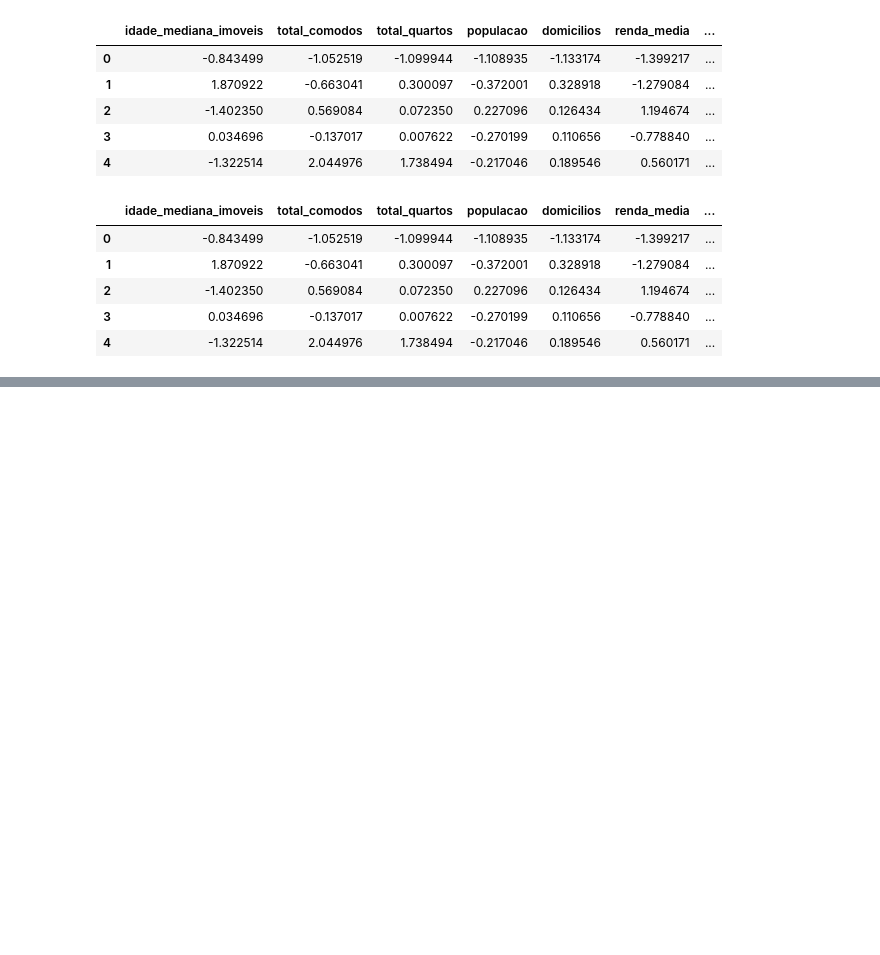
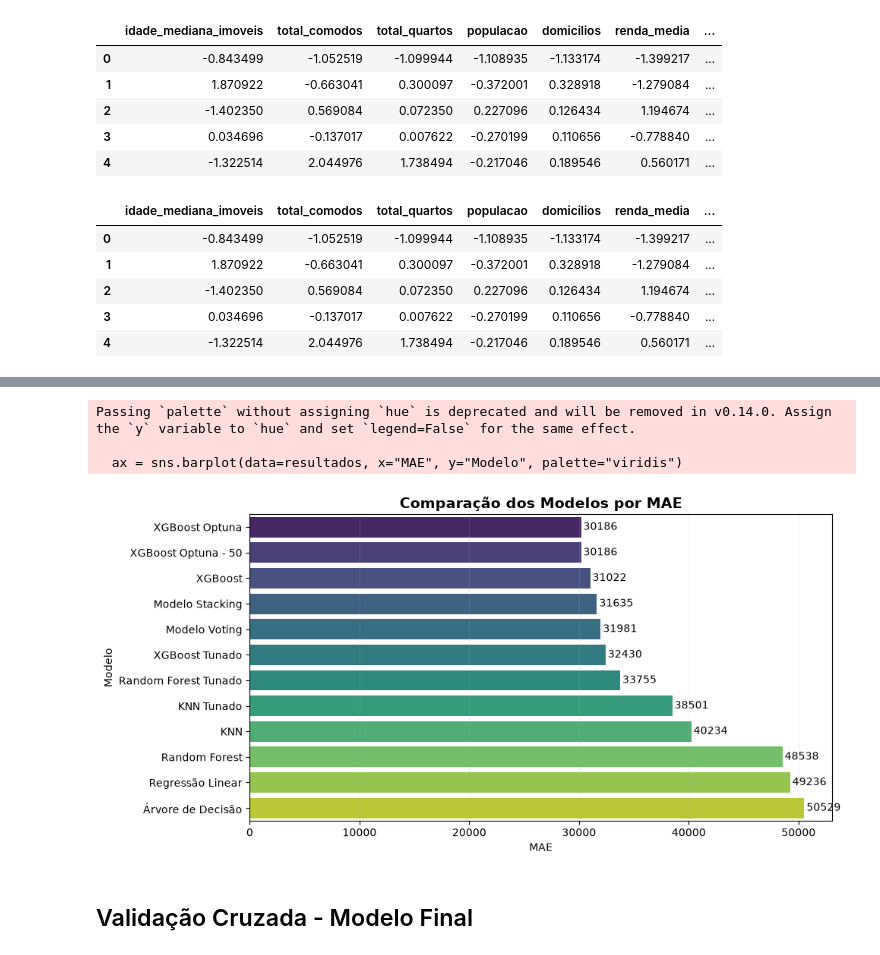
Before and after one commit to RenanTrevelim/california-housing-price-prediction, a Jupyter notebook: notebooks/03_modelos_machine_learning.ipynb, the cells around one changed output, grey strips where cells are left out. Cells and saved outputs as stored; diff of their text form; code cells hidden in the pictures; blank space fills up the shorter version.

```diff
--- a/notebooks/03_modelos_machine_learning.ipynb
+++ b/notebooks/03_modelos_machine_learning.ipynb
@@ -289,0 +721,6 @@ X_treino_fe.head()
+# %%
+modelo_xgb_optuna = xgb.XGBRegressor(**study_xgb.best_params, objective="reg:squarederror", random_state=42, n_jobs=-1)
+
+modelo_xgb_optuna.fit(X_treino_fe, y_treino)
+
+pred_optuna = modelo_xgb_optuna.predict(X_val_fe)
@@ -289,0 +795,17 @@ X_treino_fe.head()
+# %%
+modelo_xgb_optuna_50 = xgb.XGBRegressor(**study_xgb_50.best_params, objective="reg:absoluteerror", random_state=42, n_jobs=-1)
+
+modelo_xgb_optuna_50.fit(X_treino_fe, y_treino)
+
+pred_optuna_50 = modelo_xgb_optuna.predict(X_val_fe)
+# %%
+resultado_optuna_50 = {
+    "Modelo": "XGBoost Optuna - 50",
+    "R²": r2_score(y_val, pred_optuna_50),
+    "MAE": mean_absolute_error(y_val, pred_optuna_50),
+    "RMSE": np.sqrt(mean_squared_error(y_val, pred_optuna_50)),
+    "MAPE": mean_absolute_percentage_error(y_val, pred_optuna_50)
+}
+
+resultado_optuna_df_50 = pd.DataFrame([resultado_optuna_50])
+resultado_optuna_df_50.round(3)
@@ -289,0 +817,4 @@ X_treino_fe.head()
+# %%
+resultados = pd.concat([resultado_final, resultado_optuna_df, resultado_optuna_df_50])
+resultados = resultados.sort_values(by="MAE", ascending=True)
+resultados.head(5).round(3)
@@ -289,0 +828,22 @@ X_treino_fe.head()
+# %%
+plt.figure(figsize=(10, 5))
+
+ax = sns.barplot(data=resultados, x="MAE", y="Modelo", palette="viridis")
+
+for i, valor in enumerate(resultados["MAE"]):
+    ax.text(valor + 200, i, f"{valor:.0f}", va="center")
+
+plt.title("Comparação dos Modelos por MAE", fontsize=14, fontweight="bold")
+plt.xlabel("MAE")
+plt.ylabel("Modelo")
+plt.grid(axis="x", alpha=0.2)
+
+plt.tight_layout()
+plt.show()
+# %% [output]
+Passing `palette` without assigning `hue` is deprecated and will be removed in v0.14.0. Assign the `y` variable to `hue` and set `legend=False` for the same effect.
+
+  ax = sns.barplot(data=resultados, x="MAE", y="Modelo", palette="viridis")
+[figure, added]
+# %% [markdown]
+## Validação Cruzada - Modelo Final
```
Also changed, not shown: parts of 51 cells of this notebook, 1 other file.
